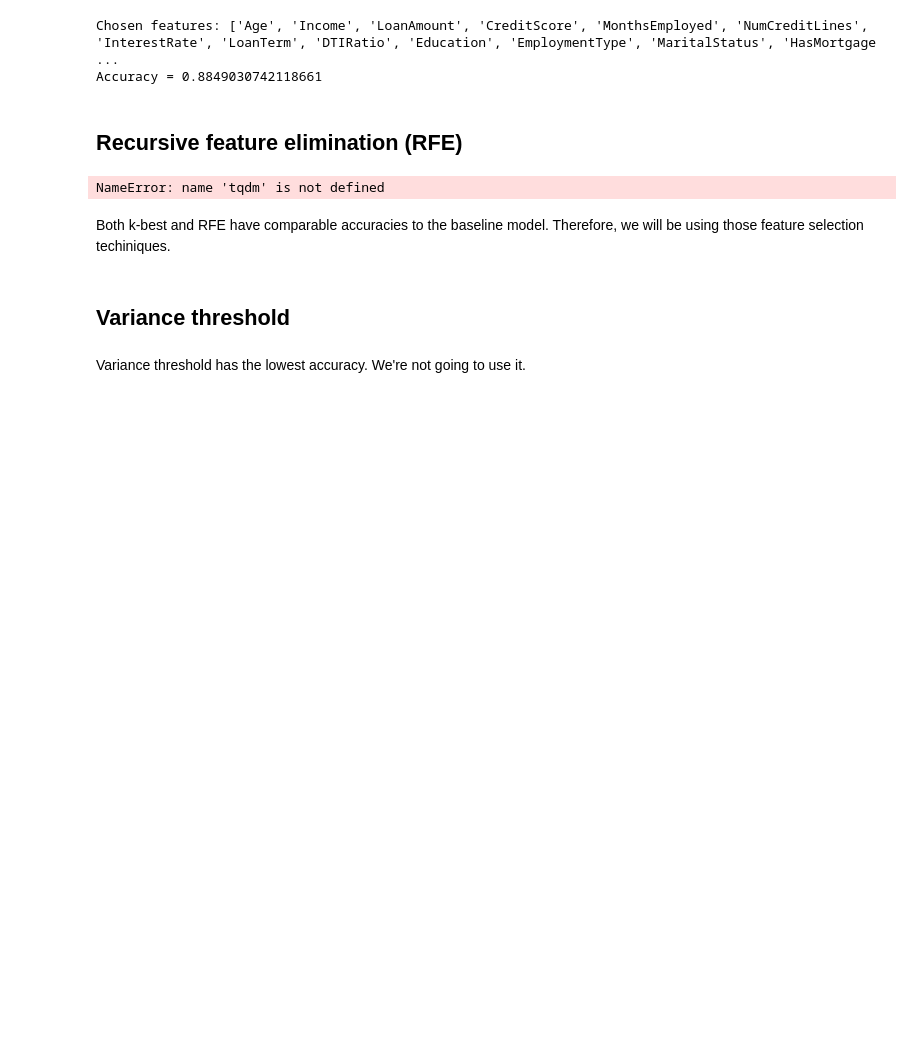
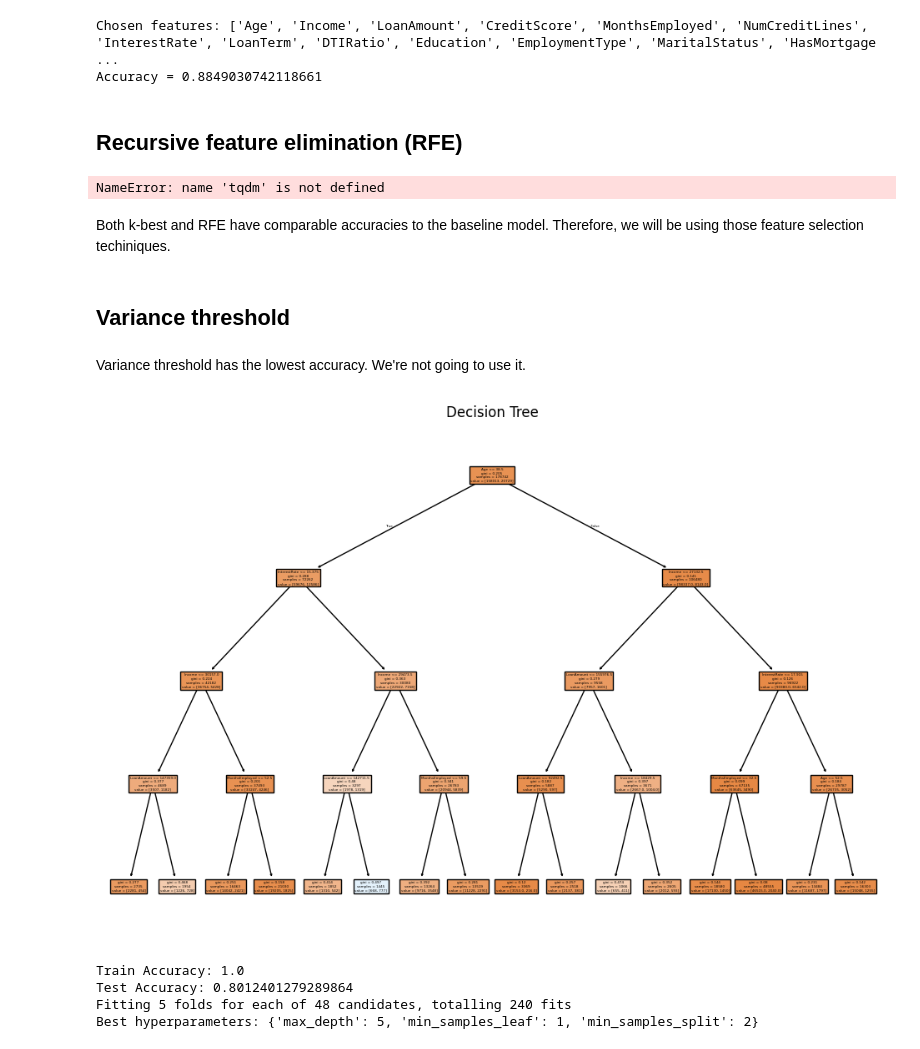
Before and after one commit to jwinn19464/DataSci-Project, a Jupyter notebook: proj_preprocessing_dt.ipynb, the cells around one changed output. Drawn from its saved outputs; the diff is of its cells as text; code cells hidden in the pictures; blank space fills up the shorter version.

```diff
--- a/proj_preprocessing_dt.ipynb
+++ b/proj_preprocessing_dt.ipynb
@@ -447,54 +447,63 @@ Variance threshold has the lowest accuracy. We're not going to use it.
 # %%
 #Plotting the Decision Tree
 import matplotlib.pyplot as plt
 from sklearn.tree import DecisionTreeClassifier, plot_tree
 from sklearn.model_selection import train_test_split
 from sklearn.preprocessing import OneHotEncoder, OrdinalEncoder
 
 ordinal = OrdinalEncoder()
 
+#Ordinal Transform the
+for x in df.columns:
+    if df[x].dtype == 'object':
+        df[x] = ordinal.fit_transform(df[[x]])
+
 # Define features and target variable
 X = df.drop('Default', axis=1)
 y = df['Default']
-
-#Ordinal Transform the
-for x in df.columns:
-    if df.column == "object":
-        df[df.column] = ordinal.fit_transform[df.column]
 
 #Split the data into training and testing sets
 X_train, X_test, y_train, y_test = train_test_split(X, y, test_size=0.3, random_state=42)
 
 #Train the Decision Tree Classifier
-classifier = DecisionTreeClassifier(max_depth=10, min_samples_split=20, min_samples_leaf=2)
+classifier = DecisionTreeClassifier(max_depth=4, min_samples_split=20, min_samples_leaf=4)
 
 classifier.fit(X_train, y_train)  # Train the model
 y_pred = classifier.predict(X_test)  # Make predictions
 
-print(confusion_matrix(y_test, y_pred))
-print(classification_report(y_test, y_pred))
-
 plt.figure(figsize=(12, 8))
-plot_tree(classifier, filled=True, feature_names=X.columns, max_depth=10)
-plt.title("Decision Tree (First 4 Levels)")
+plot_tree(classifier, filled=True, feature_names=X.columns, max_depth=4)
+plt.title("Decision Tree")
 plt.show()
+# %% [output]
+[figure, added]
 # %%
 #Tuning the Hyperparameters for the Decision Tree
 from sklearn.model_selection import GridSearchCV
 from sklearn.tree import DecisionTreeClassifier
 from sklearn.model_selection import GridSearchCV
+from sklearn.metrics import accuracy_score
 
-# Define the model
 dt = DecisionTreeClassifier(random_state=42)
 
-# Set the parameter grid
+dt.fit(X_train,y_train)
+
+# Make predictions
+y_pred_train = dt.predict(X_train)
+y_pred_test = dt.predict(X_test)
+
+# Evaluate the model
+train_accuracy = accuracy_score(y_train, y_pred_train)
+test_accuracy = accuracy_score(y_test, y_pred_test)
+
+print("Train Accuracy:", train_accuracy)
+print("Test Accuracy:", test_accuracy)
+
+
 dt_grid = {
     'max_depth': [5, 10, 15, 20],
     'min_samples_split': [2, 5, 10],
-    'min_samples_leaf': [1, 2, 5, 10],
-    'max_features': ['auto'],
-    'criterion': ['entropy'],
-    'max_leaf_nodes': [None, 5, 10, 20]
+    'min_samples_leaf': [1, 2, 5, 10]
 }
 
 # Initialize GridSearchCV
@@ -505,3 +514,8 @@ grid_search.fit(X_train, y_train)
 
 # Best hyperparameters
 print("Best hyperparameters:", grid_search.best_params_)
+# %% [output]
+Train Accuracy: 1.0
+Test Accuracy: 0.8012401279289864
+Fitting 5 folds for each of 48 candidates, totalling 240 fits
+Best hyperparameters: {'max_depth': 5, 'min_samples_leaf': 1, 'min_samples_split': 2}
```
Also changed, not shown: parts of 1 cell of this notebook.
